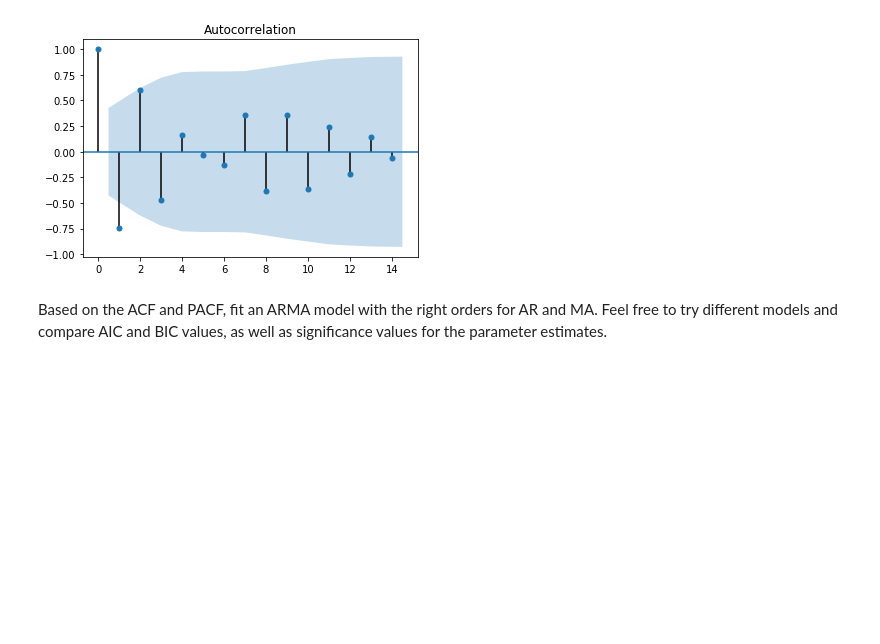
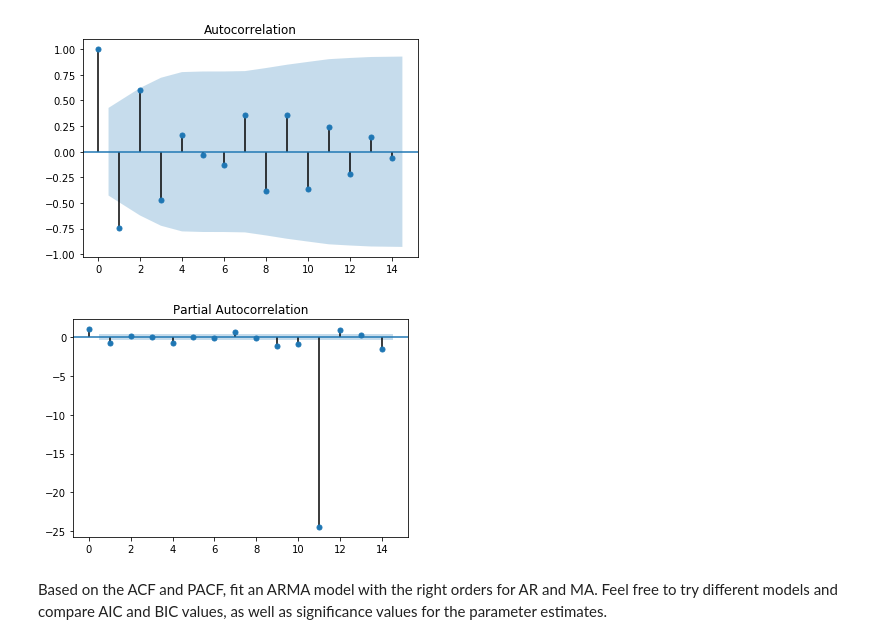
Before and after one commit to OsterMendel/dsc-arma-models-statsmodels-lab-nyc-ds-033020, a Jupyter notebook: index.ipynb, the cells around one changed output. Saved outputs shown, nothing was run; the diff lists cells and outputs as text; code cells hidden in the pictures; blank space fills up the shorter version.

```diff
--- a/index.ipynb
+++ b/index.ipynb
@@ -69,6 +69,9 @@ plot_acf(data_diff);
 [figure]
 # %%
 # Plot the PACF
+plot_pacf(data_diff);
+# %% [output]
+[figure, added]
 # %% [markdown]
 Based on the ACF and PACF, fit an ARMA model with the right orders for AR and MA. Feel free to try different models and compare AIC and BIC values, as well as significance values for the parameter estimates.
 # %% [markdown]
```
